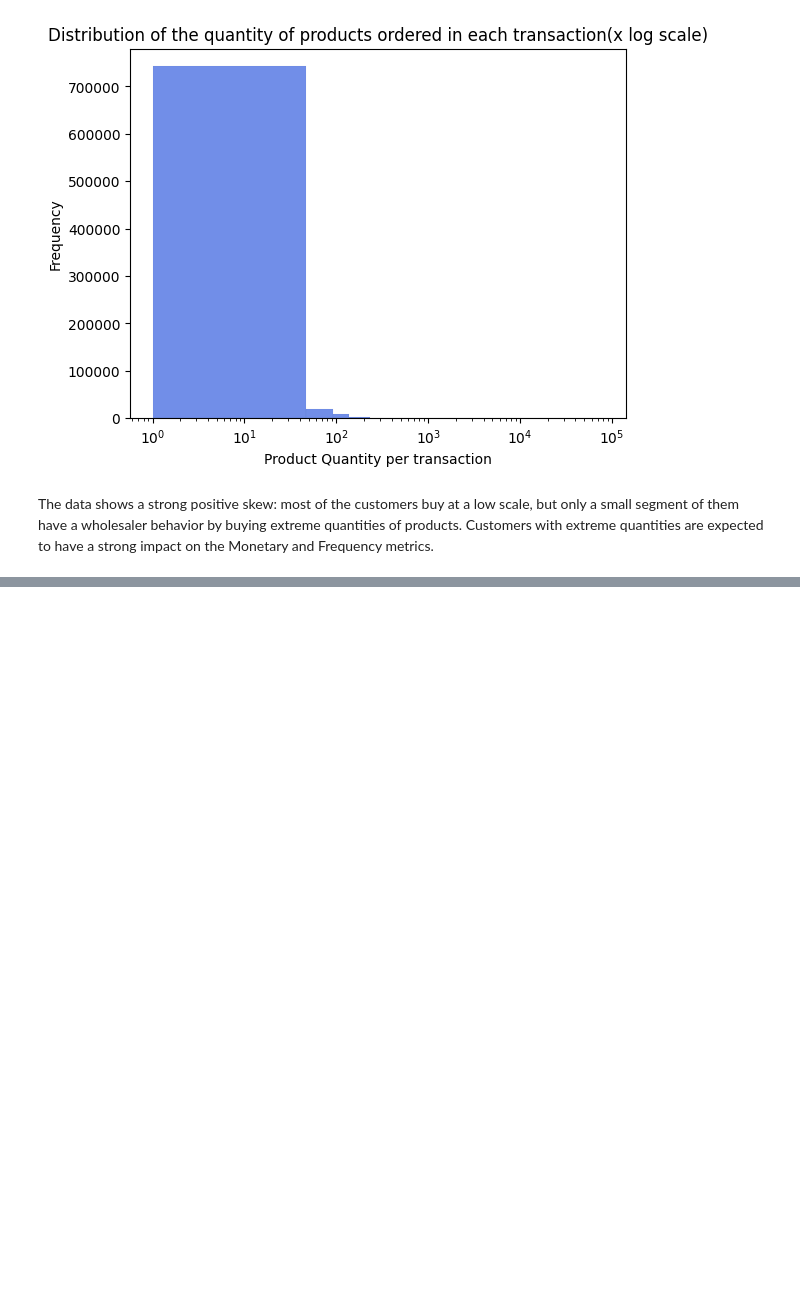
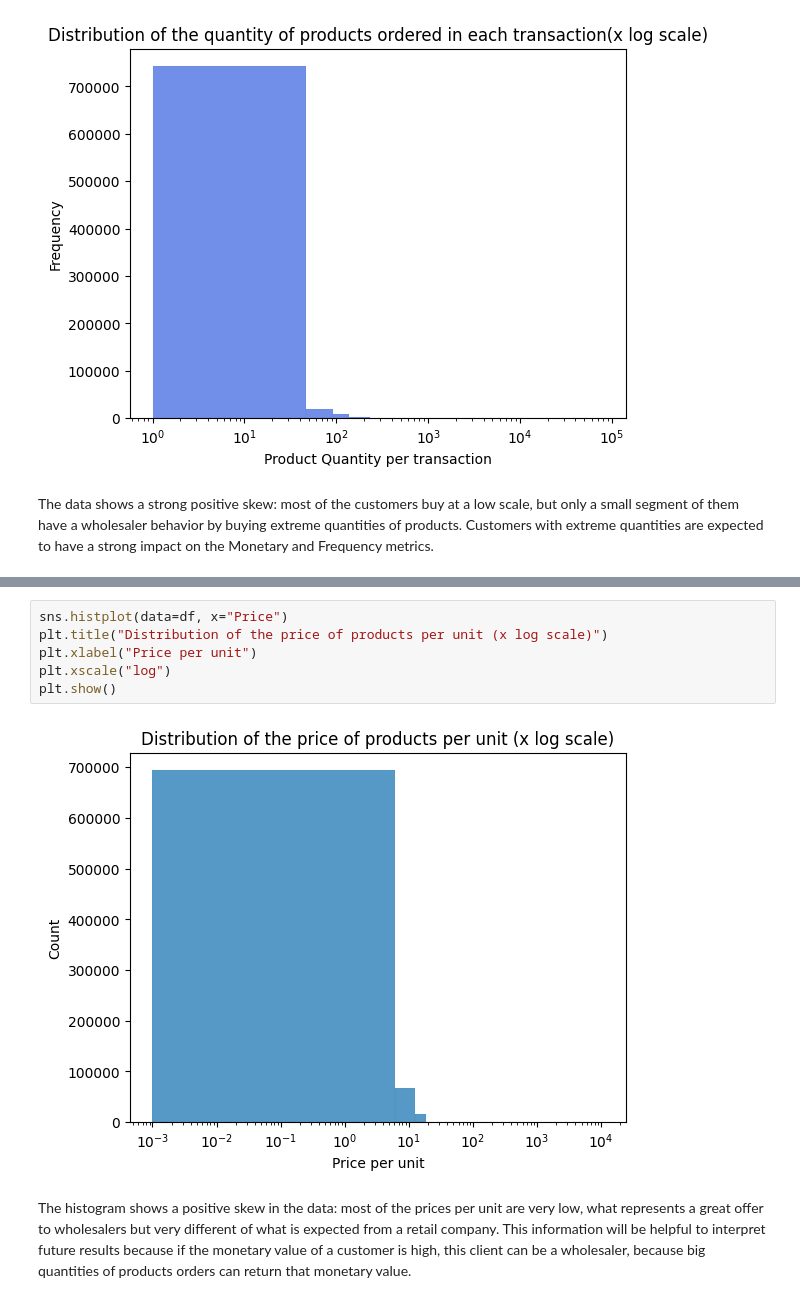
Before and after one commit to AmaKings9/online-retail-customer-analysis, a Jupyter notebook: notebooks/03_eda.ipynb, the cells around one changed output, grey strips where cells are left out. Cells and saved outputs as stored; diff of their text form; blank space fills up the shorter version.

```diff
--- a/notebooks/03_eda.ipynb
+++ b/notebooks/03_eda.ipynb
@@ -122,0 +154,11 @@ Price column distribution
+# %%
+sns.histplot(data=df, x="Price")
+plt.title("Distribution of the price of products per unit (x log scale)")
+plt.xlabel("Price per unit")
+plt.xscale("log")
+plt.show()
+# %% [output]
+[figure, added]
+# %% [markdown]
+The histogram shows a positive skew in the data: most of the prices per unit are very low, what represents a great offer to wholesalers but very different of what is expected from a retail company.
+This information will be helpful to interpret future results because if the monetary value of a customer is high, this client can be a wholesaler, because big quantities of products orders can return that monetary value.
```
Also changed, not shown: parts of 8 cells of this notebook.
